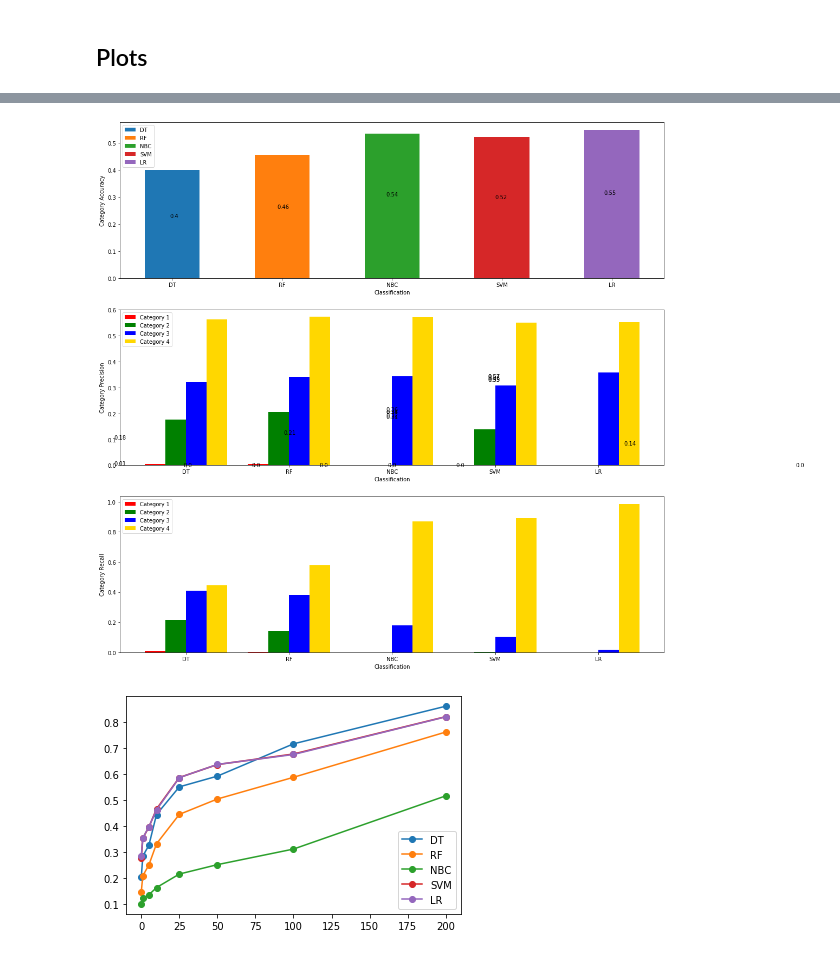
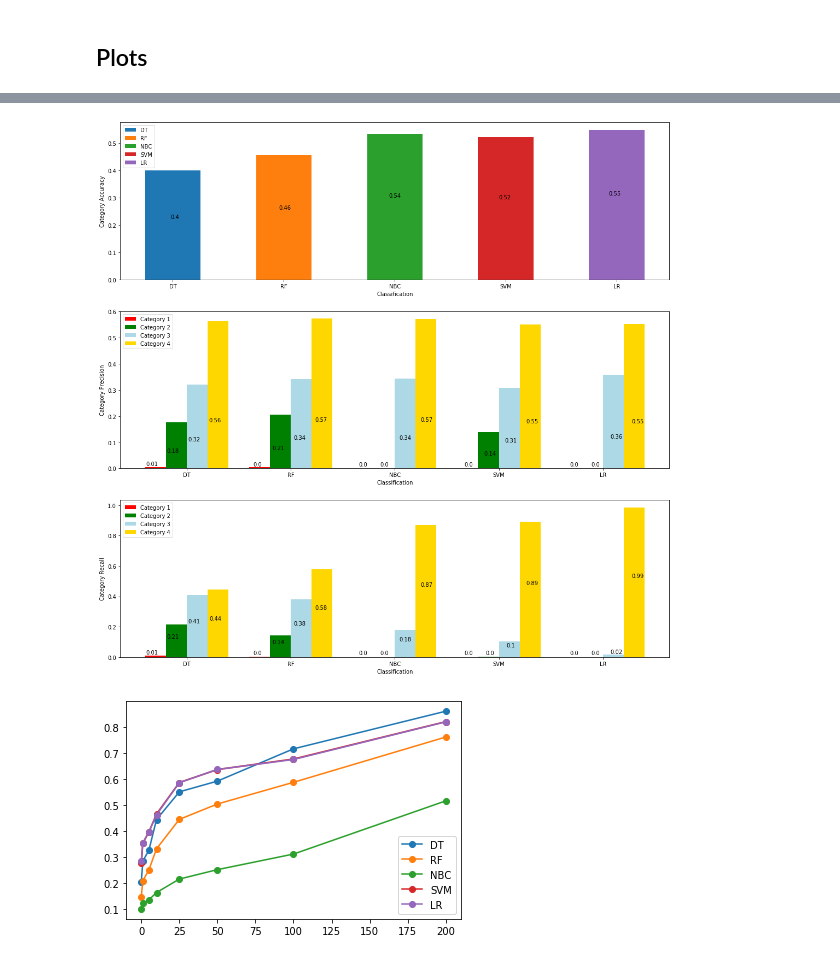
Before and after one commit to sanjeevprasada/AtlantaCrime, a Jupyter notebook: Supervised_Algs.ipynb, the cells around one changed output, grey strips where cells are left out. Cells and saved outputs as stored; diff of their text form; code cells hidden in the pictures.

Commit message:
New plots, rmse

```diff
--- a/Supervised_Algs.ipynb
+++ b/Supervised_Algs.ipynb
@@ -221,44 +225,72 @@ f, (ax1, ax2, ax3) = plt.subplots(3, 1, figsize=(18,18))
 for i, y_pred in enumerate([dt_y_pred, rf_y_pred, nbc_y_pred, svm_y_pred, lr_y_pred]):
     acc_prec_rec = apr(y_test, y_pred)
 
-    ax1.bar(i, acc_prec_rec[0], width=0.5)
-    ax1.text(0.1 + i * 0.2, round(acc_prec_rec[0], 2), round(acc_prec_rec[0], 2), va='center', ha='center', transform=ax1.transAxes)
+    rect = ax1.bar(i, acc_prec_rec[0], width=0.5)
+    ax1.text(0.2 * i + 0.1, acc_prec_rec[0], round(acc_prec_rec[0], 2), va='center', ha='center', transform=ax1.transAxes)
 
     ax2.bar(i * 2.5 - 0.75, acc_prec_rec[1][0], width=0.5, color="red")
-    ax2.text(0.125 * i, round(acc_prec_rec[1][0], 2), round(acc_prec_rec[1][0], 2), va='center', ha='center', transform=ax2.transAxes)
+    ax2.text((10 / 52) * i + (3 / 52),
+             (0.05 + acc_prec_rec[1][0]) / 2,
+             round(acc_prec_rec[1][0], 2),
+             va='center', ha='center', transform=ax2.transAxes)
     ax2.bar(i * 2.5 - 0.25, acc_prec_rec[1][1], width=0.5, color="green")
-    ax2.text(0.3125 * i, round(acc_prec_rec[1][1], 2), round(acc_prec_rec[1][1], 2), va='center', ha='center', transform=ax2.transAxes)
-    ax2.bar(i * 2.5 + 0.25, acc_prec_rec[1][2], width=0.5, color="blue")
-    ax2.text(0.5, round(acc_prec_rec[1][2], 2), round(acc_prec_rec[1][2], 2), va='center', ha='center', transform=ax2.transAxes)
+    ax2.text((10 / 52) * i + (5 / 52),
+             (0.05 + acc_prec_rec[1][1]) / 2,
+             round(acc_prec_rec[1][1], 2),
+             va='center', ha='center', transform=ax2.transAxes)
+    ax2.bar(i * 2.5 + 0.25, acc_prec_rec[1][2], width=0.5, color="lightblue")
+    ax2.text((10 / 52) * i + (7 / 52),
+             (0.05 + acc_prec_rec[1][2]) / 2,
+             round(acc_prec_rec[1][2], 2),
+             va='center', ha='center', transform=ax2.transAxes)
     ax2.bar(i * 2.5 + 0.75, acc_prec_rec[1][3], width=0.5, color="gold")
-    ax2.text(0.6875, round(acc_prec_rec[1][3], 2), round(acc_prec_rec[1][3], 2), va='center', ha='center', transform=ax2.transAxes)
+    ax2.text((10 / 52) * i + (9 / 52),
+             (0.05 + acc_prec_rec[1][3]) / 2,
+             round(acc_prec_rec[1][3], 2),
+             va='center', ha='center', transform=ax2.transAxes)
 
     ax3.bar(i * 2.5 - 0.75, acc_prec_rec[2][0], width=0.5, color="red")
+    ax3.text((10 / 52) * i + (3 / 52),
+             (0.05 + acc_prec_rec[2][0]) / 2,
+             round(acc_prec_rec[2][0], 2),
+             va='center', ha='center', transform=ax3.transAxes)
     ax3.bar(i * 2.5 - 0.25, acc_prec_rec[2][1], width=0.5, color="green")
-    ax3.bar(i * 2.5 + 0.25, acc_prec_rec[2][2], width=0.5, color="blue")
+    ax3.text((10 / 52) * i + (5 / 52),
+             (0.05 + acc_prec_rec[2][1]) / 2,
+             round(acc_prec_rec[2][1], 2),
+             va='center', ha='center', transform=ax3.transAxes)
+    ax3.bar(i * 2.5 + 0.25, acc_prec_rec[2][2], width=0.5, color="lightblue")
+    ax3.text((10 / 52) * i + (7 / 52),
+             (0.05 + acc_prec_rec[2][2]) / 2,
+             round(acc_prec_rec[2][2], 2),
+             va='center', ha='center', transform=ax3.transAxes)
     ax3.bar(i * 2.5 + 0.75, acc_prec_rec[2][3], width=0.5, color="gold")
+    ax3.text((10 / 52) * i + (9 / 52),
+             (0.05 + acc_prec_rec[2][3]) / 2,
+             round(acc_prec_rec[2][3], 2),
+             va='center', ha='center', transform=ax3.transAxes)
 
 ax1.legend(["DT", "RF", "NBC", "SVM", "LR"])
 plt.sca(ax1)
 plt.xticks([0, 1, 2, 3, 4], ["DT", "RF", "NBC", "SVM", "LR"])
 plt.xlabel("Classification")
 plt.ylabel("Category Accuracy")
 
 ax2.legend(["Category 1", "Category 2", "Category 3", "Category 4"])
 plt.sca(ax2)
 plt.xticks([0, 2.5, 5, 7.5, 10], ["DT", "RF", "NBC", "SVM", "LR"])
 plt.xlabel("Classification")
 plt.ylabel("Category Precision")
 
 ax3.legend(["Category 1", "Category 2", "Category 3", "Category 4"])
 plt.sca(ax3)
 plt.xticks([0, 2.5, 5, 7.5, 10], ["DT", "RF", "NBC", "SVM", "LR"])
 plt.xlabel("Classification")
 plt.ylabel("Category Recall")
 
 plt.show()
 # %% [output]
-[figure, old version]
+[figure, new version]
 # %%
 # Accuracy within range
 def accuracy_range(y_test2, y_pred2, margin):
```
Also changed, not shown: parts of 3 cells of this notebook.
